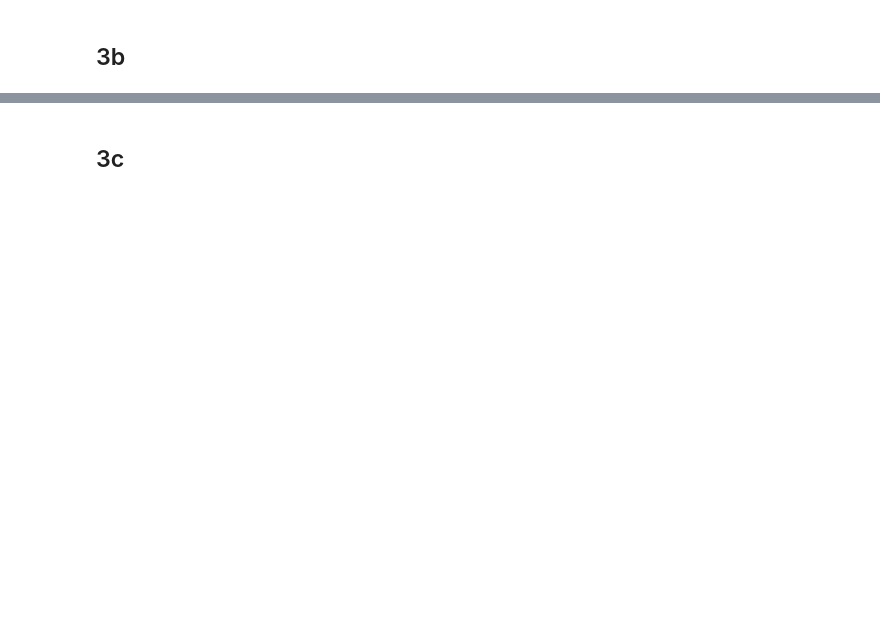
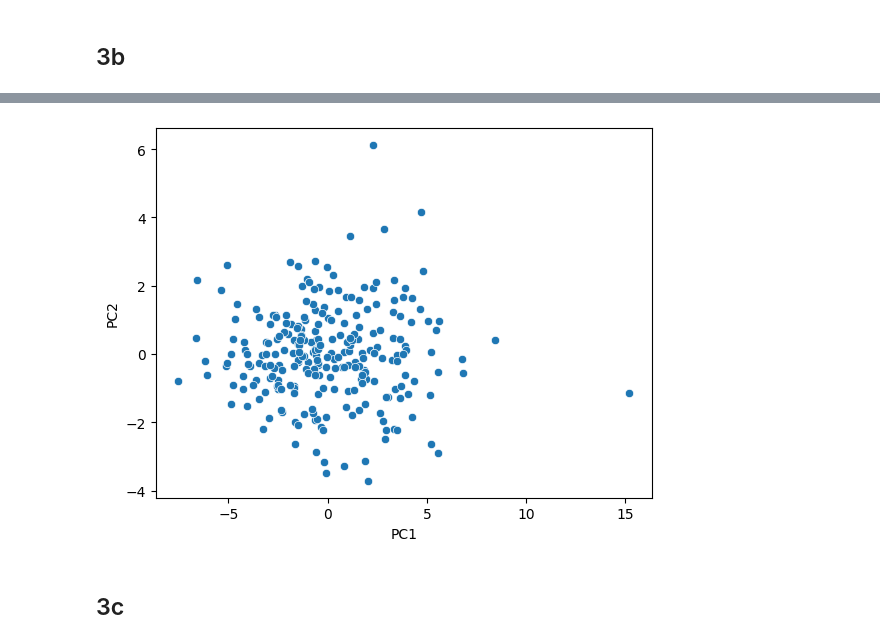
Before and after one commit to dpl373/AML, a Jupyter notebook: w_03/exercise_3_EK.ipynb, the cells around one changed output, grey strips where cells are left out. Drawn from its saved outputs; the diff is of its cells as text; code cells hidden in the pictures; blank space fills up the shorter version.

```diff
--- a/w_03/exercise_3_EK.ipynb
+++ b/w_03/exercise_3_EK.ipynb
@@ -144,2 +152,17 @@ sns.scatterplot(x= z.iloc[:,0], y = z.iloc[:,1]);
 # %% [markdown]
 ## 3b
+# %%
+# Standardize the data (mean=0, variance=1)
+scaler = StandardScaler()
+scaled_data = scaler.fit_transform(data)
+
+# Create a PCA instance with n_components = 2 because we reduce to 2 dimensions
+n_components = 2
+pca = PCA(n_components=n_components)
+
+#Fit and transform the data
+pca_result = pca.fit_transform(scaled_data)
+
+# Create a new DataFrame to store the reduced dimensions
+pca_df = pd.DataFrame(data=pca_result, columns=['PC1', 'PC2'])
+pca_df.head()
@@ -146,2 +176,6 @@ sns.scatterplot(x= z.iloc[:,0], y = z.iloc[:,1]);
+# %%
+sns.scatterplot(x = 'PC1', y = 'PC2', data= pca_df);
+# %% [output]
+[figure, added]
 # %% [markdown]
 ## 3c
```
Also changed, not shown: parts of 8 cells of this notebook.
